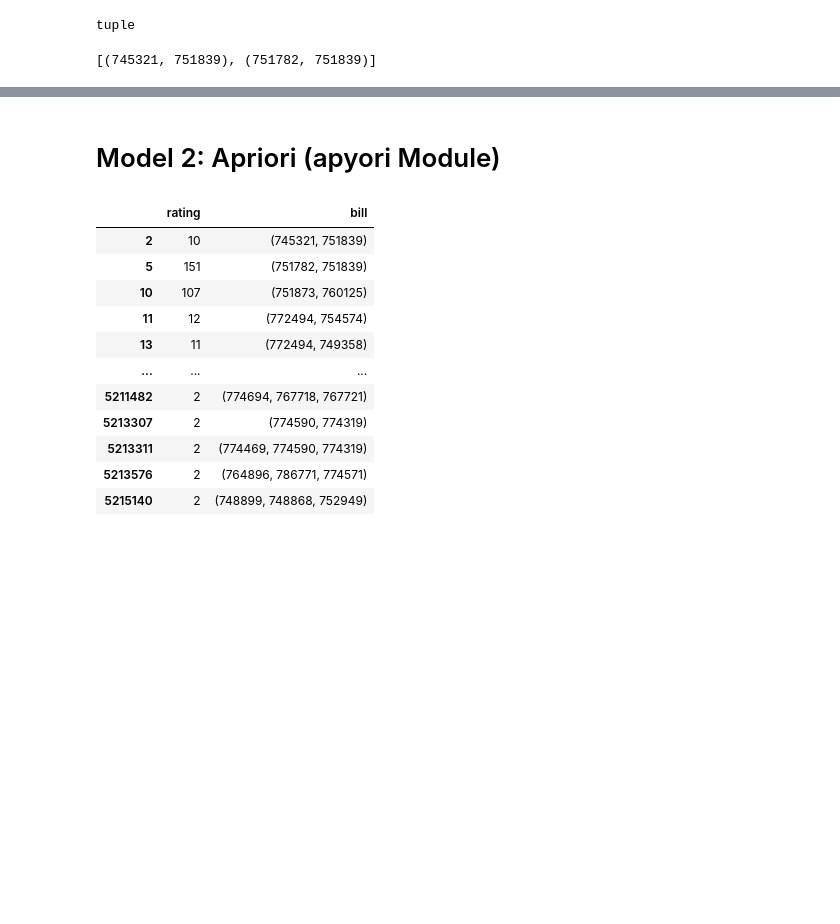
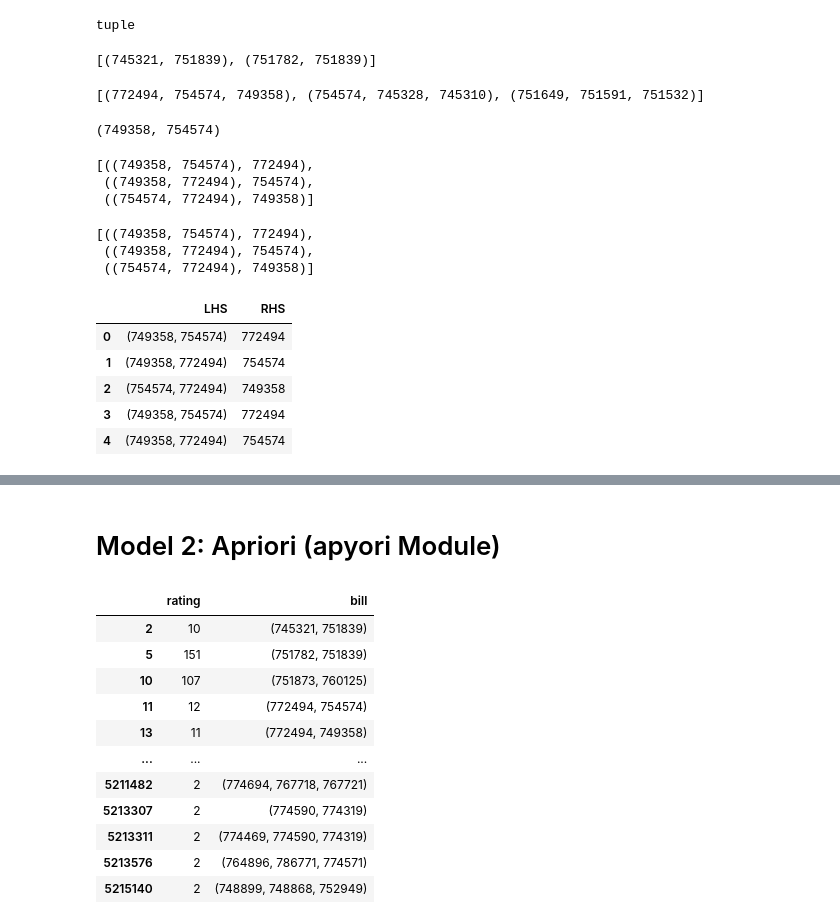
Before and after one commit to melihkacaman/Option-Matrix-Factorization, a Jupyter notebook: notebooks/03. Model Creation.ipynb, the cells around one changed output, grey strips where cells are left out. Saved outputs shown, nothing was run; the diff lists cells and outputs as text; code cells hidden in the pictures; blank space fills up the shorter version.

Commit message:
data prep for MF done

```diff
--- a/notebooks/03. Model Creation.ipynb
+++ b/notebooks/03. Model Creation.ipynb
@@ -188,3 +188,47 @@ sublists_by_2 = list(filter(lambda x: len(x) == 2, data_3_greater_1_log.bill))
 sublists_by_2[:2]
 # %% [output]
 [(745321, 751839), (751782, 751839)]
+# %%
+sublists_by_3 = list(filter(lambda x: len(x) == 3, data_3_greater_1_log.bill))
+sublists_by_3[:3]
+# %% [output]
+[(772494, 754574, 749358), (754574, 745328, 745310), (751649, 751591, 751532)]
+# %%
+statement = (772494, 754574, 749358)
+s_set = set(statement)
+tuple(s_set.difference([772494]))
+# %% [output]
+(749358, 754574)
+# %%
+def split_bill(statement):
+    return [
+        (tuple(set(statement).difference([statement[0]])), statement[0]),
+        (tuple(set(statement).difference([statement[1]])), statement[1]),
+        (tuple(set(statement).difference([statement[2]])), statement[2])
+    ]
+# %%
+split_bill(statement)
+# %% [output]
+[((749358, 754574), 772494),
+ ((749358, 772494), 754574),
+ ((754574, 772494), 749358)]
+# %%
+sublists_by_3_reduced = []
+for item in sublists_by_3:
+    sublists_by_3_reduced += split_bill(statement)
+
+sublists_by_3_reduced [:3]
+# %% [output]
+[((749358, 754574), 772494),
+ ((749358, 772494), 754574),
+ ((754574, 772494), 749358)]
+# %%
+sublists_by_3_reduced = pd.DataFrame(sublists_by_3_reduced, columns=["LHS", "RHS"])
+sublists_by_3_reduced.head()
+# %% [output]
+|  | LHS | RHS |
+| 0 | (749358, 754574) | 772494 |
+| 1 | (749358, 772494) | 754574 |
+| 2 | (754574, 772494) | 749358 |
+| 3 | (749358, 754574) | 772494 |
+| 4 | (749358, 772494) | 754574 |
```
Also changed, not shown: parts of 2 cells of this notebook.
